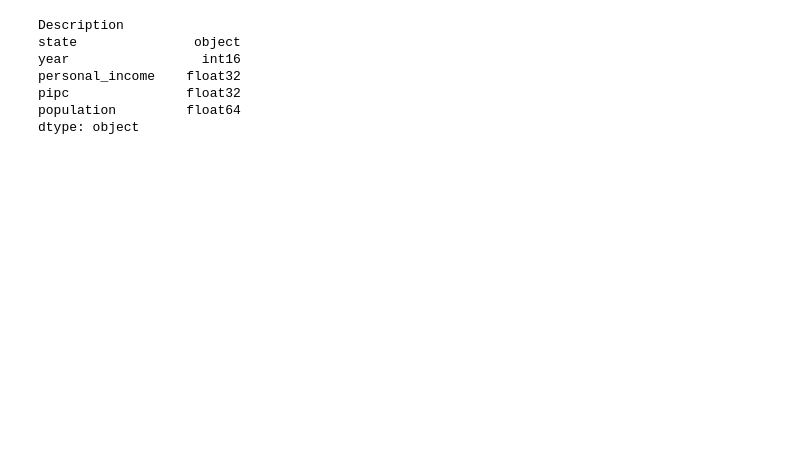
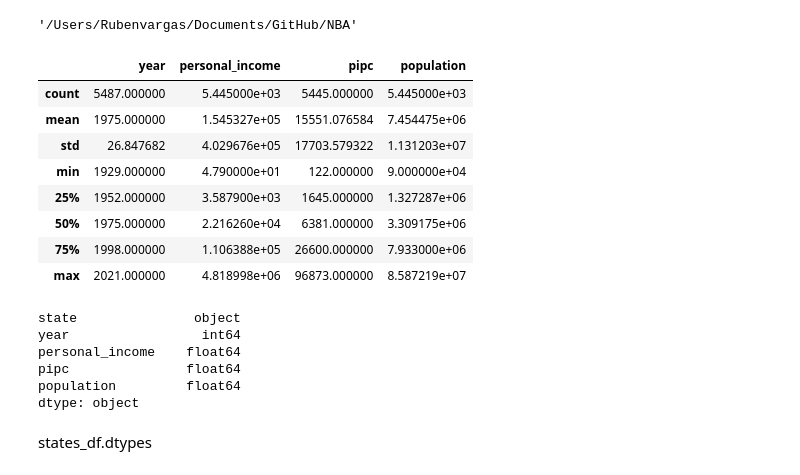
Before and after one commit to rdvargas40/NBA, a Jupyter notebook: eda/states.ipynb, the cells around one changed output. Saved outputs shown, nothing was run; the diff lists cells and outputs as text; code cells hidden in the pictures; blank space fills up the shorter version.

Commit message:
EDA states

```diff
--- a/eda/states.ipynb
+++ b/eda/states.ipynb
@@ -70,0 +8,5 @@ array(['Alabama', 'Alaska', 'Arizona', 'Arkansas', 'California',
+# %%
+# Print current directory
+os.getcwd()
+# %% [output]
+'/Users/Rubenvargas/Documents/GitHub/NBA'
@@ -71,10 +19,28 @@ array(['Alabama', 'Alaska', 'Arizona', 'Arkansas', 'California',
+# %%
+# Read Data from the States Table
+states_df = read_sql("""--sql
+    SELECT * FROM states
+""")
+# %%
+states_df.describe()
+# %% [output]
+|  | year | personal_income | pipc | population |
+| count | 5487.000000 | 5.445000e+03 | 5445.000000 | 5.445000e+03 |
+| mean | 1975.000000 | 1.545327e+05 | 15551.076584 | 7.454475e+06 |
+| std | 26.847682 | 4.029676e+05 | 17703.579322 | 1.131203e+07 |
+| min | 1929.000000 | 4.790000e+01 | 122.000000 | 9.000000e+04 |
+| 25% | 1952.000000 | 3.587900e+03 | 1645.000000 | 1.327287e+06 |
+| 50% | 1975.000000 | 2.216260e+04 | 6381.000000 | 3.309175e+06 |
+| 75% | 1998.000000 | 1.106388e+05 | 26600.000000 | 7.933000e+06 |
+| max | 2021.000000 | 4.818998e+06 | 96873.000000 | 8.587219e+07 |
 # %%
-pivoted_states_df.dtypes
+states_df.dtypes
 # %% [output]
-Description
 state               object
-year                 int16
-personal_income    float32
-pipc               float32
+year                 int64
+personal_income    float64
+pipc               float64
 population         float64
 dtype: object
+# %% [markdown]
+states_df.dtypes
```
Also changed, not shown: parts of 17 cells of this notebook, 2 other files.
